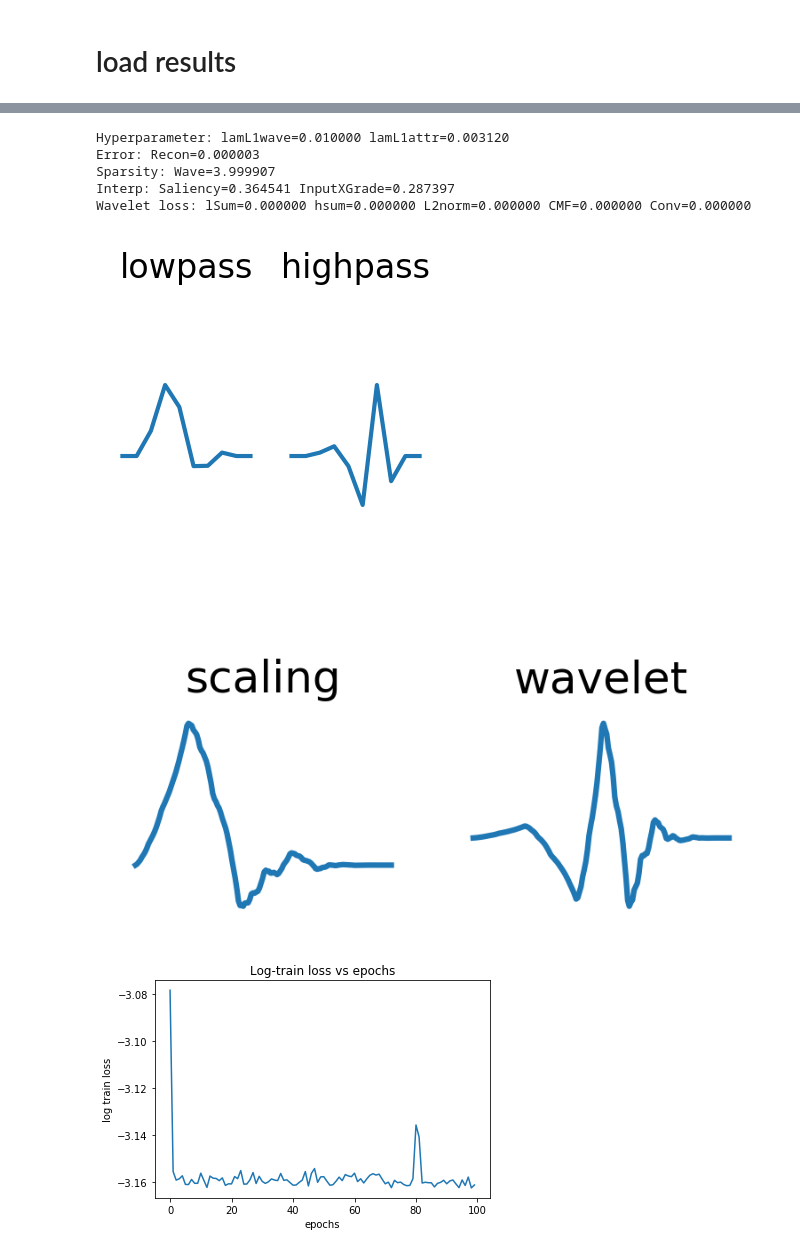
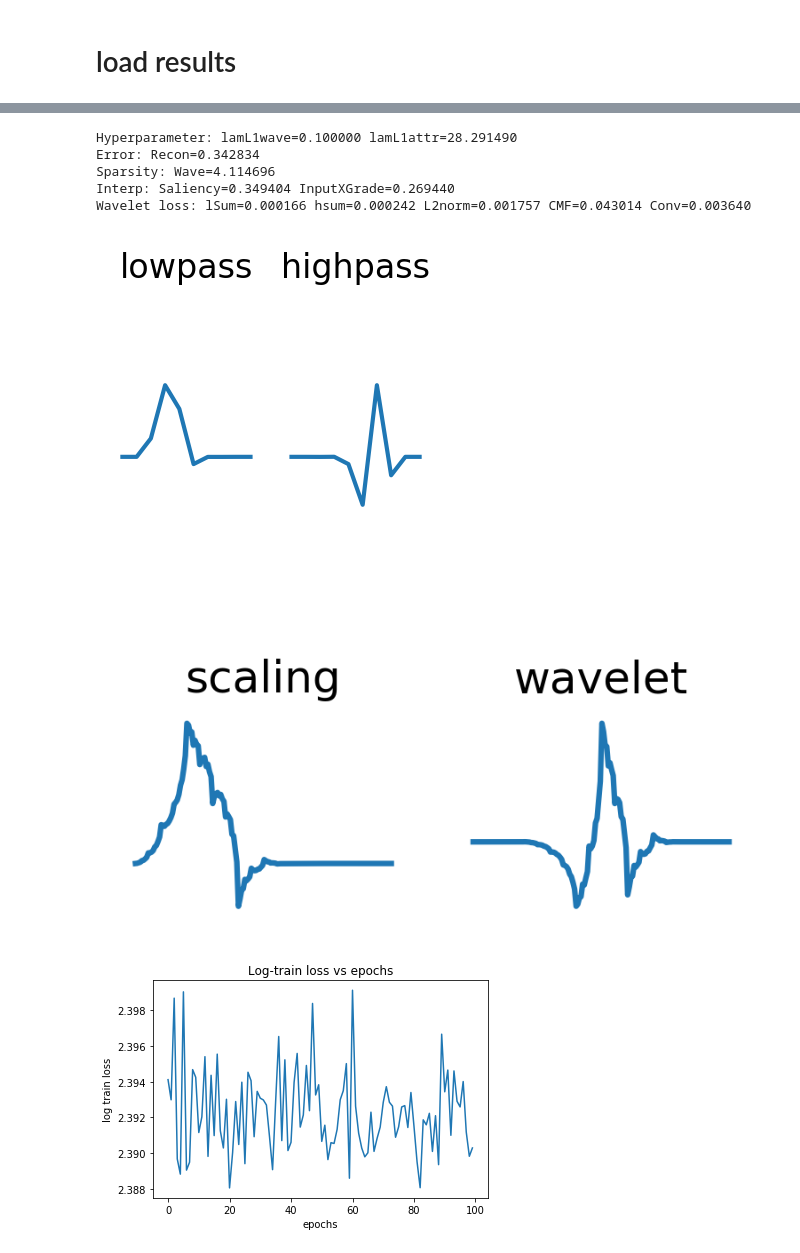
Before and after one commit to Yu-Group/adaptive-wavelets, a Jupyter notebook: notebooks/biology/04_results.ipynb, the cells around one changed output, grey strips where cells are left out. Drawn from its saved outputs; the diff is of its cells as text; code cells hidden in the pictures.

```diff
--- a/notebooks/biology/04_results.ipynb
+++ b/notebooks/biology/04_results.ipynb
@@ -37,7 +37,9 @@ The autoreload extension is already loaded. To reload it, use:
 # load results
 # %%
 wave = 'db3'
-dirs = [wave + "_saliency_warmstart_mode=per_seed=1"]
+dirs = [wave + "_saliency_warmstart_mode=zero_seed=1",
+        wave + "_saliency_warmstart_mode=per_seed=1",
+        "sym3_saliency_warmstart_mode=per_seed=1"]
 results = []
 models = []
 for i in range(len(dirs)):
@@ -122,35 +124,35 @@ plt.show()
 # %%
-idx1, idx2 = 4, 3
+idx1, idx2 = 4, 19
 wt = mos[index2o[(idx1, idx2)]]
 filt = get_1dfilts(wt)
 phi, psi, x = get_wavefun(wt)
 
 # print
 print('Hyperparameter: lamL1wave={:.6f} lamL1attr={:.6f}'.format(res['lamL1wave'][index2o[(idx1, idx2)]], res['lamL1attr'][index2o[(idx1, idx2)]]))
 print('Error: Recon={:.6f}'.format(res['rec_loss'][index2o[(idx1, idx2)]]))
 print('Sparsity: Wave={:.6f}'.format(res['L1wave_loss'][index2o[(idx1, idx2)]]))
 print('Interp: Saliency={:.6f} InputXGrade={:.6f}'.format(res['L1saliency_loss'][index2o[(idx1, idx2)]], res['L1inputxgrad_loss'][index2o[(idx1, idx2)]]))
 print('Wavelet loss: lSum={:.6f} hsum={:.6f} L2norm={:.6f} CMF={:.6f} Conv={:.6f}'.format(res['lsum_loss'][index2o[(idx1, idx2)]],
                                                                                           res['hsum_loss'][index2o[(idx1, idx2)]],
                                                                                           res['L2norm_loss'][index2o[(idx1, idx2)]],
                                                                                           res['CMF_loss'][index2o[(idx1, idx2)]],
                                                                                           res['conv_loss'][index2o[(idx1, idx2)]]))
 
 
 plot_1dfilts(filt, is_title=True, figsize=(2,2))
 plot_wavefun((phi, psi, x), is_title=True, figsize=(3,1))
 
 plt.plot(np.log(res['train_losses'][index2o[(idx1, idx2)]]))
 plt.xlabel("epochs")
 plt.ylabel("log train loss")
 plt.title('Log-train loss vs epochs')
 plt.show()
 # %% [output]
-Hyperparameter: lamL1wave=0.010000 lamL1attr=0.003120
-Error: Recon=0.000003
-Sparsity: Wave=3.999907
-Interp: Saliency=0.364541 InputXGrade=0.287397
-Wavelet loss: lSum=0.000000 hsum=0.000000 L2norm=0.000000 CMF=0.000000 Conv=0.000000
+Hyperparameter: lamL1wave=0.100000 lamL1attr=28.291490
+Error: Recon=0.342834
+Sparsity: Wave=4.114696
+Interp: Saliency=0.349404 InputXGrade=0.269440
+Wavelet loss: lSum=0.000166 hsum=0.000242 L2norm=0.001757 CMF=0.043014 Conv=0.003640
-[figure, old version]
+[figure, new version]
-[figure, old version]
+[figure, new version]
-[figure, old version]
+[figure, new version]
```
Also changed, not shown: parts of 11 cells of this notebook, 1 other file.
